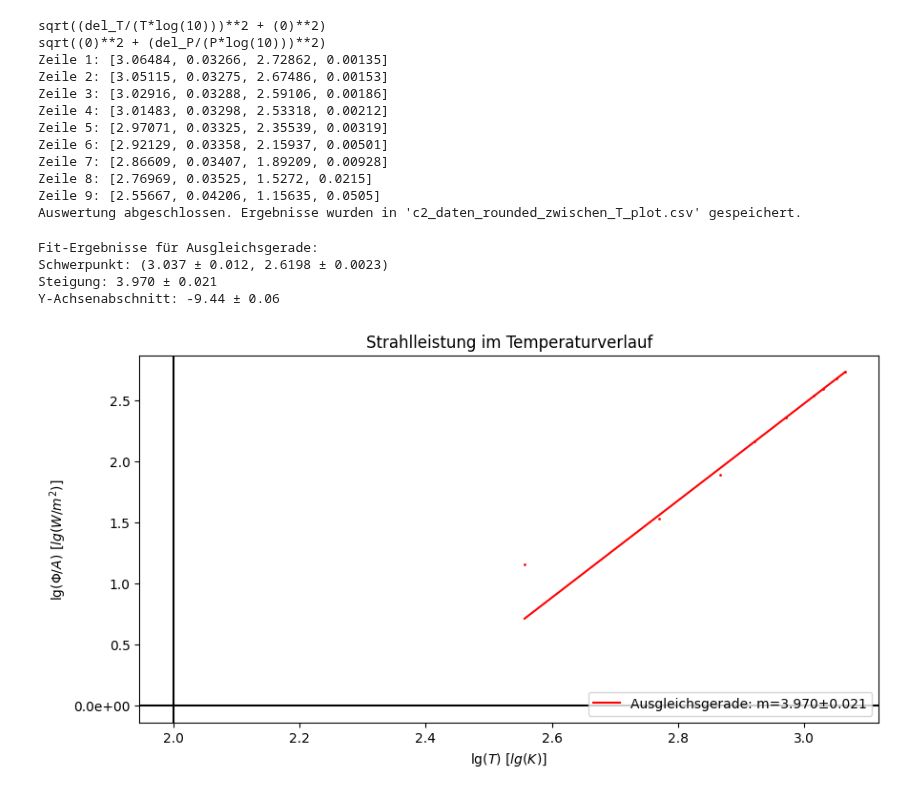
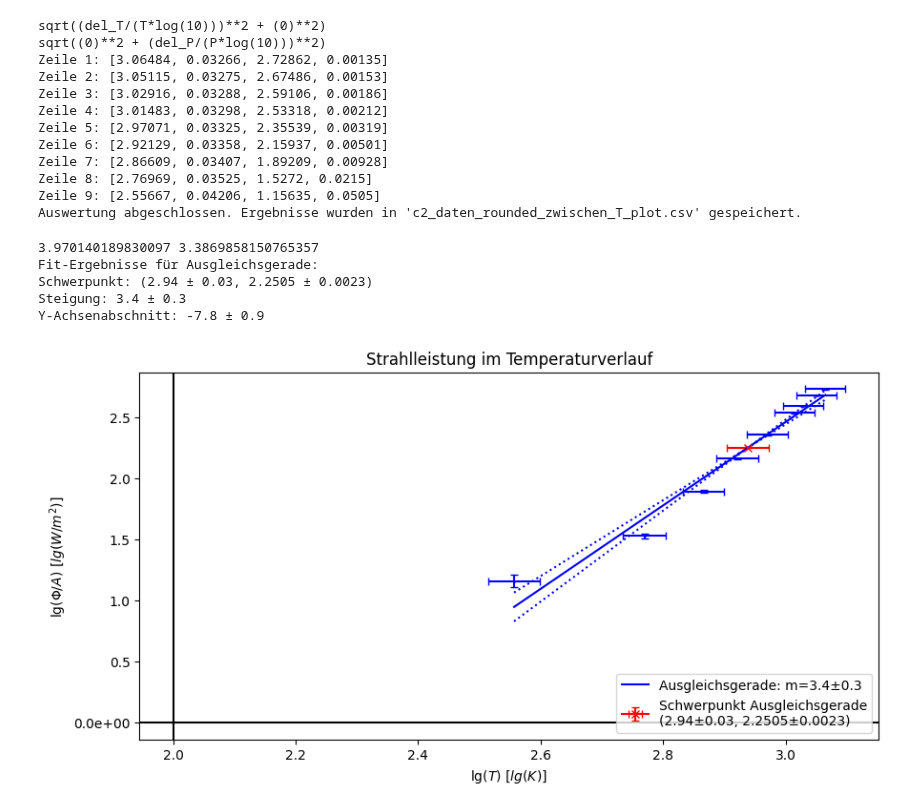
Before and after one commit to Patrixon0/data-analysis-plotting-tool, a Jupyter notebook: P3/Jannis_Dejan/372/372-main.ipynb, the cells around one changed output. Drawn from its saved outputs; the diff is of its cells as text; code cells hidden in the pictures.

Commit message:
plot

```diff
--- a/P3/Jannis_Dejan/372/372-main.ipynb
+++ b/P3/Jannis_Dejan/372/372-main.ipynb
@@ -186,13 +184,14 @@ Auswertung abgeschlossen. Ergebnisse wurden in 'c2_daten_rounded_zwischen_T_plot
 # %%
 geraden_fit('c2_daten_rounded_zwischen_T_plot.csv', title = 'Strahlleistung im Temperaturverlauf',
              x_label = r'$\lg(T) ~ [lg(K)]$', y_label = r'$\lg(\Phi/A) ~ [lg(W/m^2)]$',
-                save = False, y_colors = ['red'],
-                focus_point = False, y_labels = ['Ausgleichsgerade'], plot_x_inter = False, plot_errors=False,
-				x_axis=2, legendlocation = 'lower right'
+                save = False, y_colors = ['blue'],
+                focus_point = True, y_labels = ['Ausgleichsgerade'], plot_x_inter = False, plot_errors=True,
+				y_axis=2, legendlocation = 'lower right'
             )
 # %% [output]
+3.970140189830097 3.3869858150765357
 Fit-Ergebnisse für Ausgleichsgerade:
-Schwerpunkt: (3.037 ± 0.012, 2.6198 ± 0.0023)
-Steigung: 3.970 ± 0.021
-Y-Achsenabschnitt: -9.44 ± 0.06
+Schwerpunkt: (2.94 ± 0.03, 2.2505 ± 0.0023)
+Steigung: 3.4 ± 0.3
+Y-Achsenabschnitt: -7.8 ± 0.9
-[figure, old version]
+[figure, new version]
```
Also changed, not shown: parts of 1 cell of this notebook.
